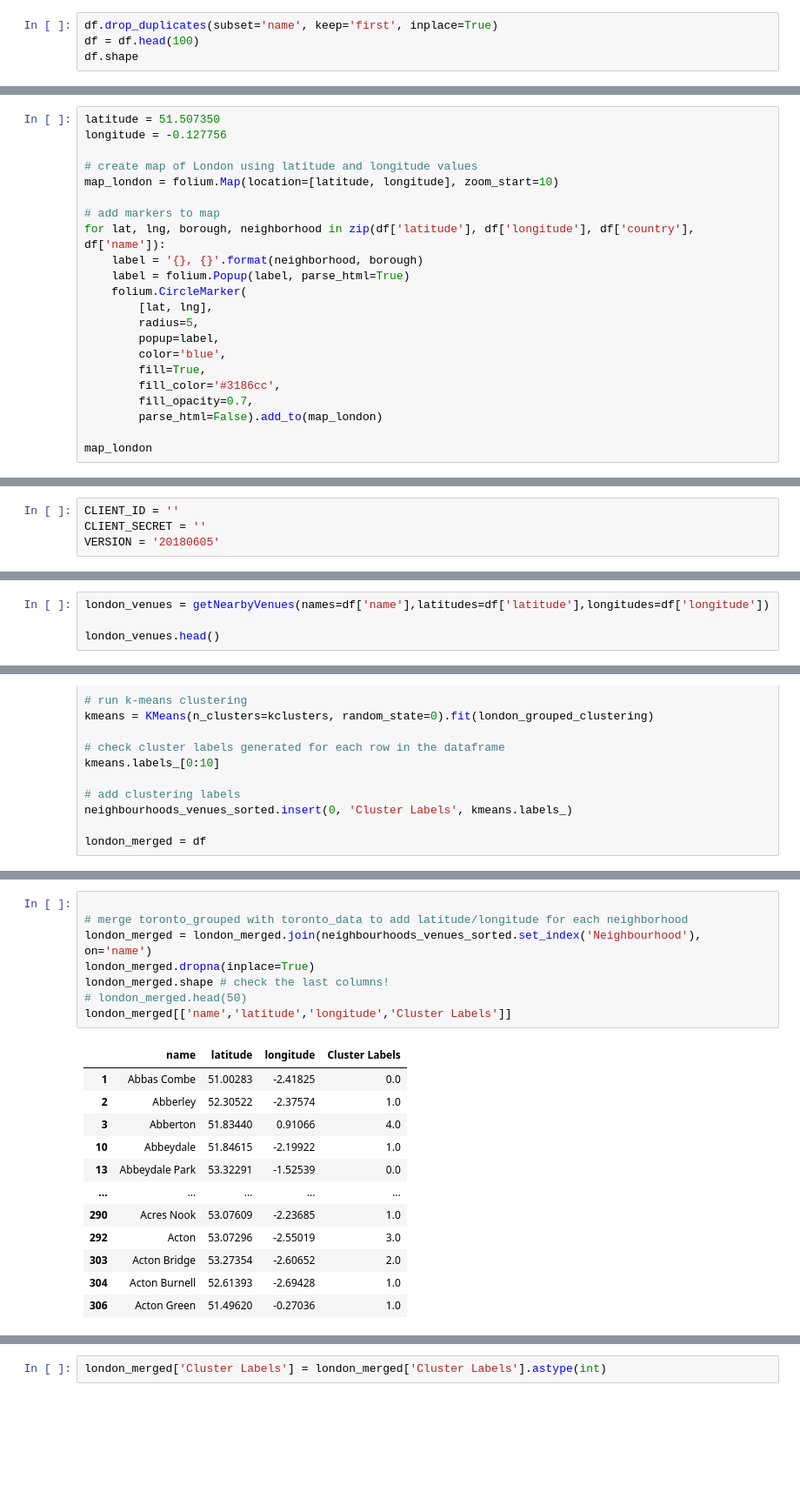
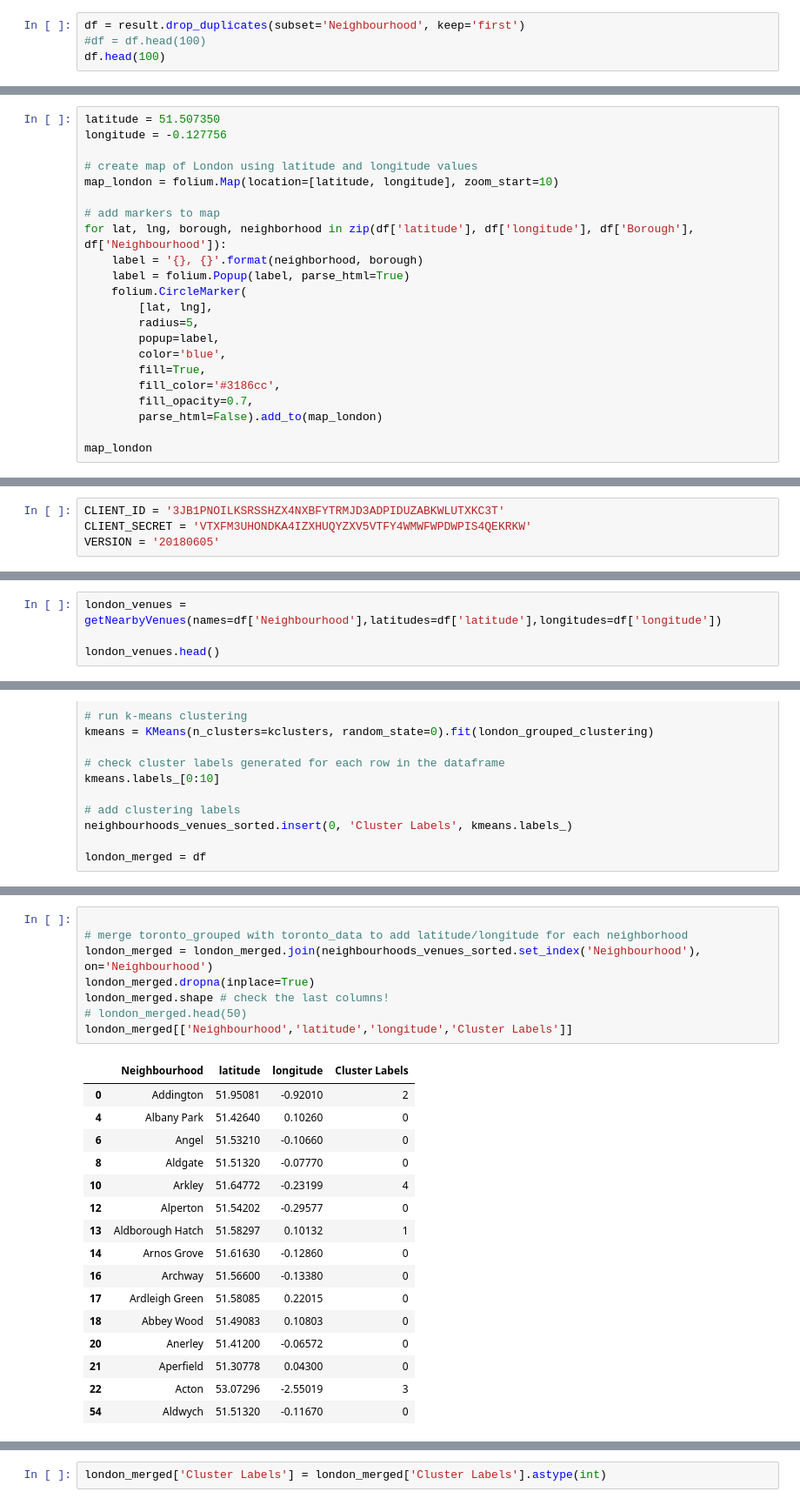
Before and after one commit to icyguy64/Data-Mining, a Jupyter notebook: data_mining_recommendation.ipynb, the cells around one changed output, grey strips where cells are left out. Shown at 87% size. Cells and saved outputs as stored; diff of their text form; blank space fills up the shorter version.

```diff
--- a/data_mining_recommendation.ipynb
+++ b/data_mining_recommendation.ipynb
@@ -173,5 +305,5 @@ df.head()
 # %%
-df.drop_duplicates(subset='name', keep='first', inplace=True)
-df = df.head(100)
-df.shape
+df = result.drop_duplicates(subset='Neighbourhood', keep='first')
+#df = df.head(100)
+df.head(100)
 # %% [output]
@@ -193,7 +350,7 @@ longitude = -0.127756
 map_london = folium.Map(location=[latitude, longitude], zoom_start=10)
 
 # add markers to map
-for lat, lng, borough, neighborhood in zip(df['latitude'], df['longitude'], df['country'], df['name']):
+for lat, lng, borough, neighborhood in zip(df['latitude'], df['longitude'], df['Borough'], df['Neighbourhood']):
     label = '{}, {}'.format(neighborhood, borough)
     label = folium.Popup(label, parse_html=True)
     folium.CircleMarker(
@@ -210,8 +367,8 @@ map_london
 # %% [output]
 [interactive output not drawn]
 # %%
-CLIENT_ID = ''
-CLIENT_SECRET = ''
+CLIENT_ID = '3JB1PNOILKSRSSHZX4NXBFYTRMJD3ADPIDUZABKWLUTXKC3T'
+CLIENT_SECRET = 'VTXFM3UHONDKA4IZXHUQYZXV5VTFY4WMWFWPDWPIS4QEKRKW'
 VERSION = '20180605'
 # %%
 def getNearbyVenues(names, latitudes, longitudes, radius=500, LIMIT=100):
@@ -254,7 +411,7 @@ def getNearbyVenues(names, latitudes, longitudes, radius=500, LIMIT=100):
 
     return(nearby_venues)
 # %%
-london_venues = getNearbyVenues(names=df['name'],latitudes=df['latitude'],longitudes=df['longitude'])
+london_venues = getNearbyVenues(names=df['Neighbourhood'],latitudes=df['latitude'],longitudes=df['longitude'])
 
 london_venues.head()
 # %% [output]
@@ -447,21 +590,25 @@ neighbourhoods_venues_sorted.head()
 # %%
 
 # merge toronto_grouped with toronto_data to add latitude/longitude for each neighborhood
-london_merged = london_merged.join(neighbourhoods_venues_sorted.set_index('Neighbourhood'), on='name')
+london_merged = london_merged.join(neighbourhoods_venues_sorted.set_index('Neighbourhood'), on='Neighbourhood')
 london_merged.dropna(inplace=True)
 london_merged.shape # check the last columns!
 # london_merged.head(50)
-london_merged[['name','latitude','longitude','Cluster Labels']]
+london_merged[['Neighbourhood','latitude','longitude','Cluster Labels']]
 # %% [output]
-|  | name | latitude | longitude | Cluster Labels |
-| 1 | Abbas Combe | 51.00283 | -2.41825 | 0.0 |
-| 2 | Abberley | 52.30522 | -2.37574 | 1.0 |
-| 3 | Abberton | 51.83440 | 0.91066 | 4.0 |
-| 10 | Abbeydale | 51.84615 | -2.19922 | 1.0 |
-| 13 | Abbeydale Park | 53.32291 | -1.52539 | 0.0 |
-| ... | ... | ... | ... | ... |
-| 290 | Acres Nook | 53.07609 | -2.23685 | 1.0 |
-| 292 | Acton | 53.07296 | -2.55019 | 3.0 |
-| 303 | Acton Bridge | 53.27354 | -2.60652 | 2.0 |
-| 304 | Acton Burnell | 52.61393 | -2.69428 | 1.0 |
-| 306 | Acton Green | 51.49620 | -0.27036 | 1.0 |
+|  | Neighbourhood | latitude | longitude | Cluster Labels |
+| 0 | Addington | 51.95081 | -0.92010 | 2 |
+| 4 | Albany Park | 51.42640 | 0.10260 | 0 |
+| 6 | Angel | 51.53210 | -0.10660 | 0 |
+| 8 | Aldgate | 51.51320 | -0.07770 | 0 |
+| 10 | Arkley | 51.64772 | -0.23199 | 4 |
+| 12 | Alperton | 51.54202 | -0.29577 | 0 |
+| 13 | Aldborough Hatch | 51.58297 | 0.10132 | 1 |
+| 14 | Arnos Grove | 51.61630 | -0.12860 | 0 |
+| 16 | Archway | 51.56600 | -0.13380 | 0 |
+| 17 | Ardleigh Green | 51.58085 | 0.22015 | 0 |
+| 18 | Abbey Wood | 51.49083 | 0.10803 | 0 |
+| 20 | Anerley | 51.41200 | -0.06572 | 0 |
+| 21 | Aperfield | 51.30778 | 0.04300 | 0 |
+| 22 | Acton | 53.07296 | -2.55019 | 3 |
+| 54 | Aldwych | 51.51320 | -0.11670 | 0 |
```
Also changed, not shown: parts of 41 cells of this notebook.
